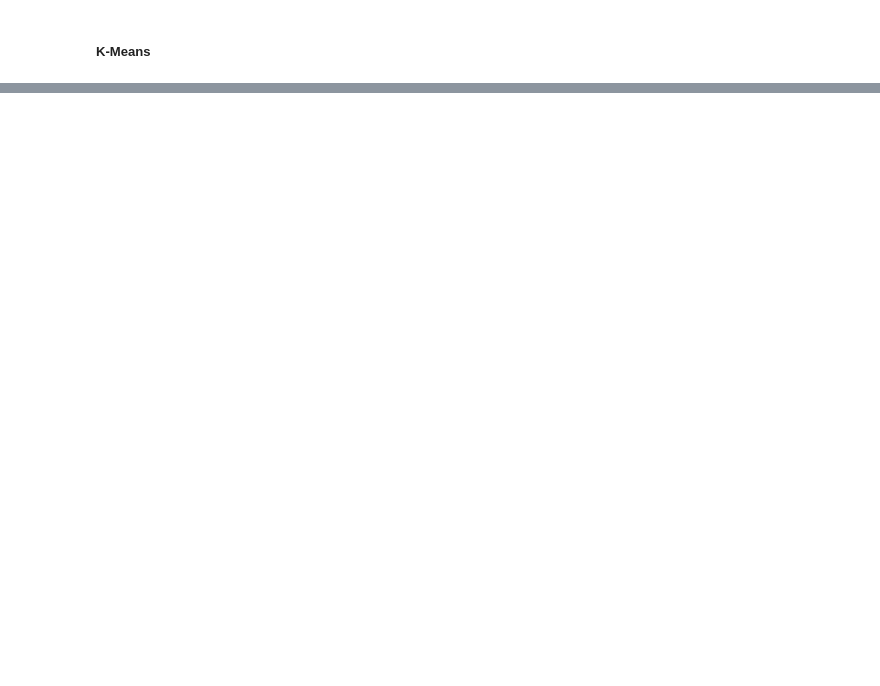
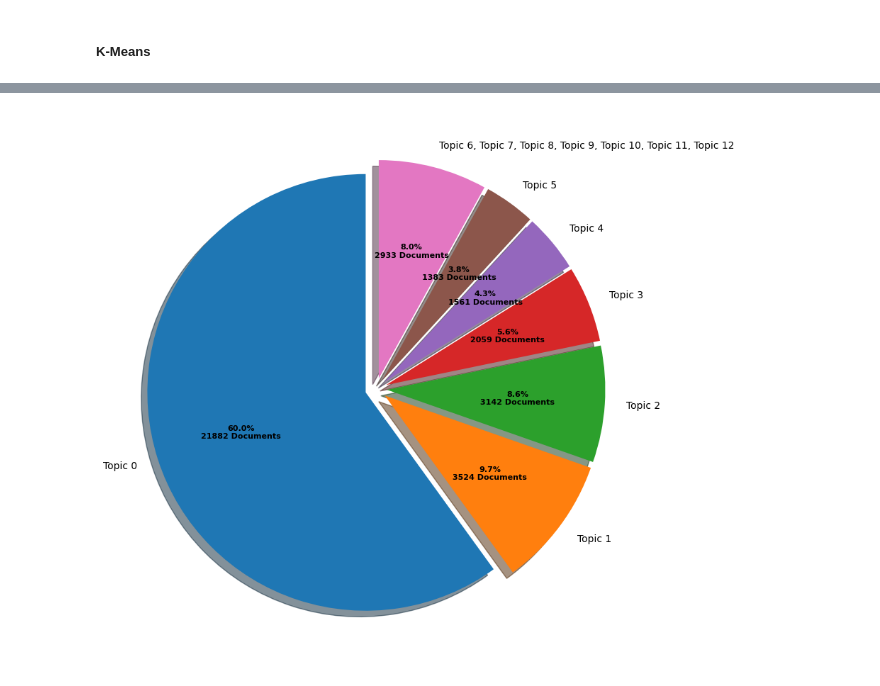
Before and after one commit to brunodifranco/mestrado-ufrgs-cmp617-tce, a Jupyter notebook: research/5_plot_bertopic_opt.ipynb, the cells around one changed output, grey strips where cells are left out. Saved outputs shown, nothing was run; the diff lists cells and outputs as text; code cells hidden in the pictures; blank space fills up the shorter version.

```diff
--- a/research/5_plot_bertopic_opt.ipynb
+++ b/research/5_plot_bertopic_opt.ipynb
@@ -94,0 +253,7 @@ word_cloud_bertopic(topic_model)
+# %%
+plot_lda_topic_dist(topic_model,
+                    save_path="/home/bruno/mestrado/mestrado-ufrgs-cmp617-tce/images/bertopic/bertopic_dist_results_hdbscan_topn_6.pdf"
+                    # , explode_factor=0.5
+                    )
+# %% [output]
+[figure, added]
```
Also changed, not shown: parts of 33 cells of this notebook, 9 other files.
